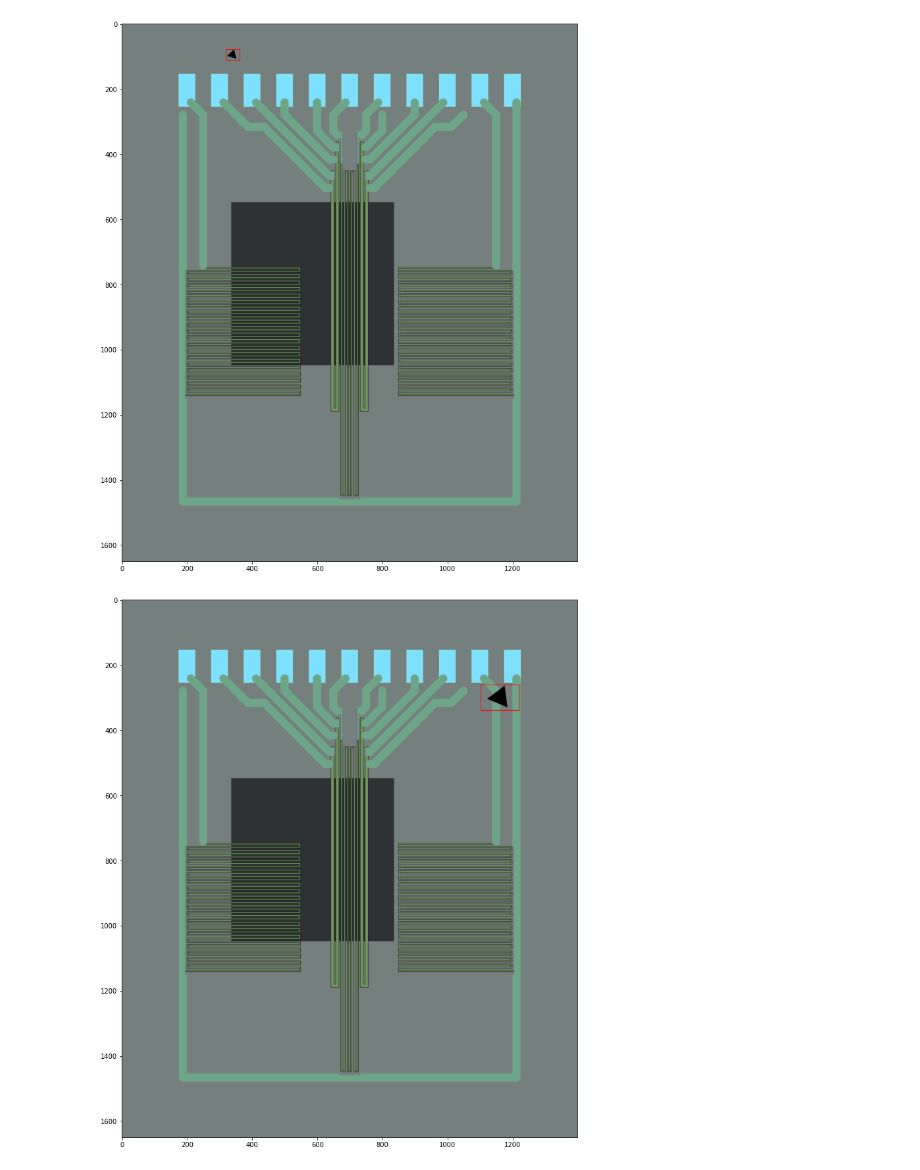
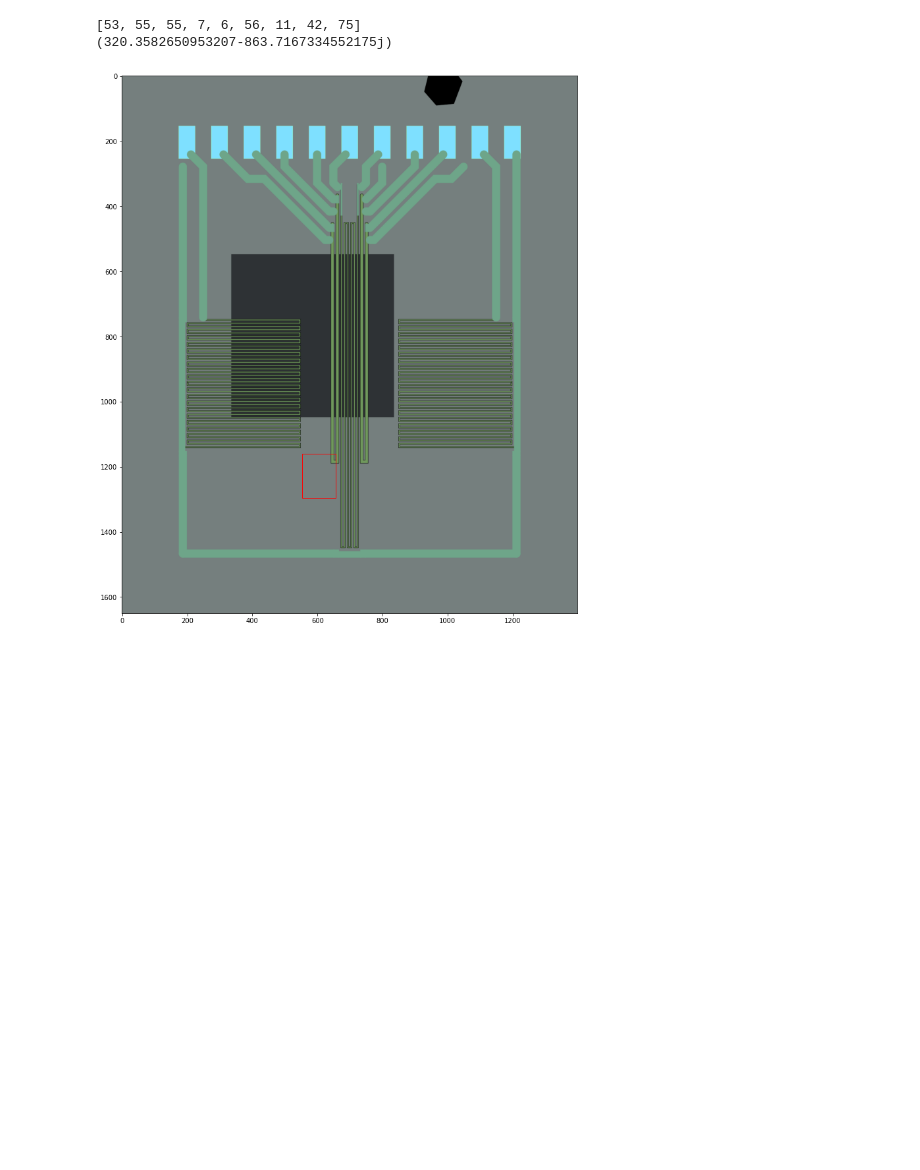
Before and after one commit to 466490/Saxion-3S-Defects, a Jupyter notebook: example_code.ipynb, the cells around one changed output. Saved outputs shown, nothing was run; the diff lists cells and outputs as text; code cells hidden in the pictures; blank space fills up the shorter version.

Commit message:
more random particles

```diff
--- a/example_code.ipynb
+++ b/example_code.ipynb
@@ -11,5 +11,12 @@ particle_defects = d.Die(basePath, BaseAttributes, -700, -950, 1400, 1650, width
 # the numbers 0,0, 67.733, 67.733 are viewbox dimensions... this is very important as it is used to render the image and get the accurate coordinates
 # For now I have modified for it to work manually, but ideally it should be automatic
 # %%
-membrane_defects.generate_membrane( amount=2) # uses the library to generate 2 defects, there are also settings such as 'size'
-particle_defects.generate_particles("background",3,8,4,2)
+#membrane_defects.generate_membrane( amount=2) # uses the library to generate 2 defects, there are also settings such as 'size'
+#particle_defects.generate_particles("background",3,8,4,2)
+particle_defects.generate_lparticles(layer="background", vertices=12, sigma_r=16, sigma_phi=4, amount=1)
+
+#membrane_defects.write_svg() # creates a folder with the generated images in svg and png formats
+particle_defects.write_svg()
+# %% [output]
+[53, 55, 55, 7, 6, 56, 11, 42, 75]
+(320.3582650953207-863.7167334552175j)
@@ -24,21 +28,20 @@ particle_defects.write_complete_csv('particles') # writes the coordinates in csv
 # %%
 # Just to visually see what is happening.. drawing.svg is the original file
 from matplotlib.patches import Rectangle
 import matplotlib.pyplot as plt
 
 import pandas as pd
 
 defects = pd.read_csv('particles.csv')
 truncated = defects[defects.columns[4:]]
 
-for images in range(2):
+for images in range(1):
     plt.figure(figsize=(15,15))
     img = plt.imread('generated_images/png/particles_'+ str(images) + '.png')
     plt.imshow(img)
     ymin, xmin, ymax, xmax = truncated.iloc[images]
     w = xmax - xmin
     h = ymax - ymin
     plt.gca().add_patch(Rectangle((xmin,ymin), w, h, linewidth=1, edgecolor='r', facecolor='none'))
 # %% [output]
-[figure, old version]
+[figure, new version]
-[figure, removed]
```
Also changed, not shown: parts of 3 cells of this notebook, 17 other files.
